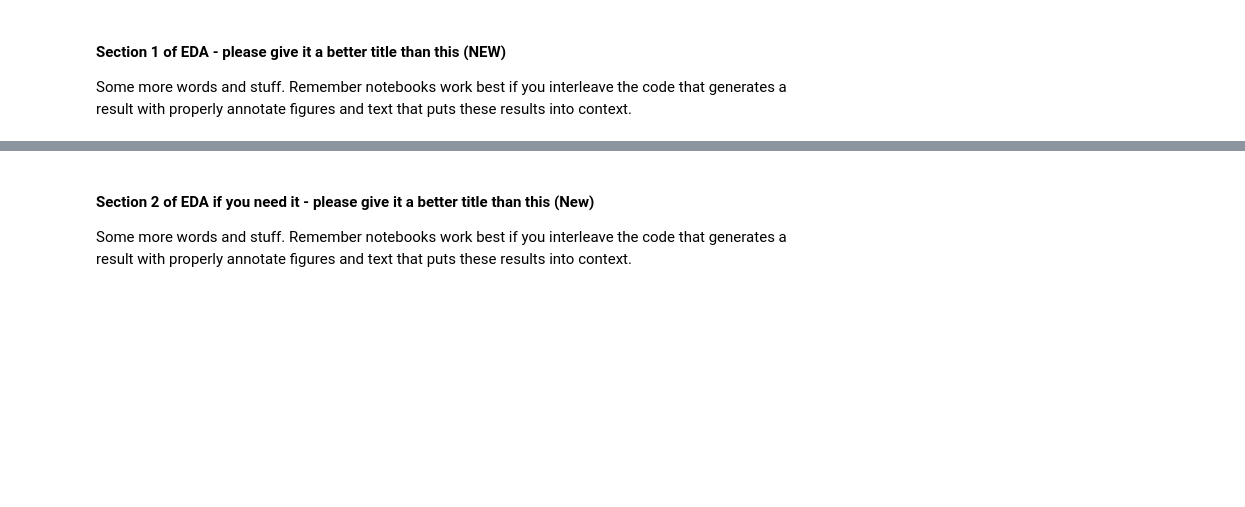
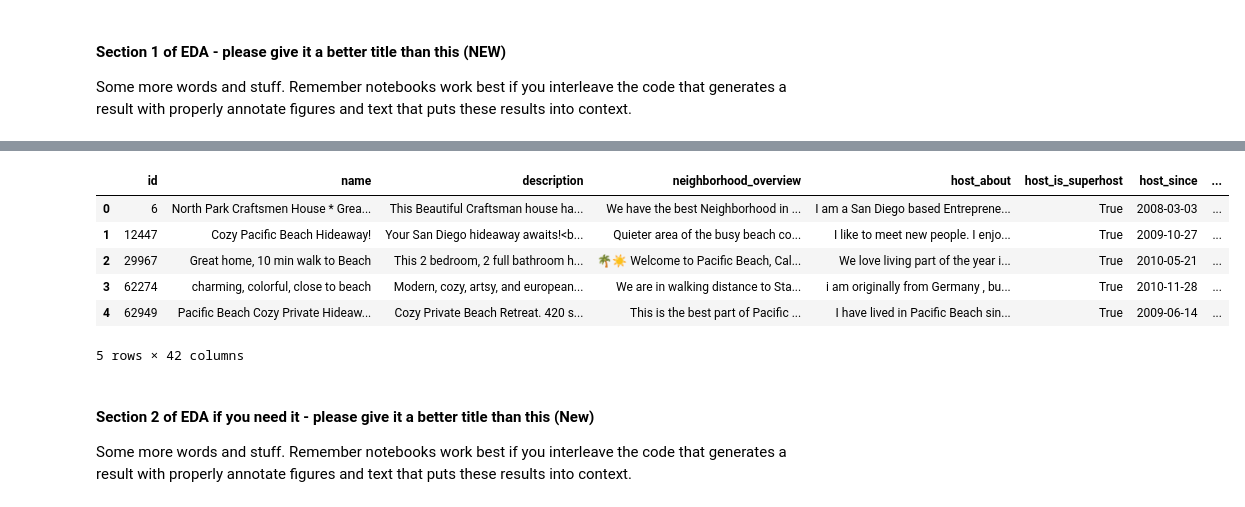
Before and after one commit to COGS108/Group113_WI26, a Jupyter notebook: 02-EDACheckpoint.ipynb, the cells around one changed output, grey strips where cells are left out. Cells and saved outputs as stored; diff of their text form; code cells hidden in the pictures; blank space fills up the shorter version.

```diff
--- a/02-EDACheckpoint.ipynb
+++ b/02-EDACheckpoint.ipynb
@@ -659,0 +740,10 @@ Some more words and stuff.  Remember notebooks work best if you interleave the c
+# %%
+listings_with_expectation_gap.head()
+# %% [output]
+|  | id | name | description | neighborhood_overview | host_about | host_is_superhost | host_since | ... |
+| 0 | 6 | North Park Craftsmen House * Grea... | This Beautiful Craftsman house ha... | We have the best Neighborhood in ... | I am a San Diego based Entreprene... | True | 2008-03-03 | ... |
+| 1 | 12447 | Cozy Pacific Beach Hideaway! | Your San Diego hideaway awaits!<b... | Quieter area of the busy beach co... | I like to meet new people. I enjo... | True | 2009-10-27 | ... |
+| 2 | 29967 | Great home, 10 min walk to Beach | This 2 bedroom, 2 full bathroom h... | 🌴☀️ Welcome to Pacific Beach, Cal... | We love living part of the year i... | True | 2010-05-21 | ... |
+| 3 | 62274 | charming, colorful, close to beach | Modern, cozy, artsy, and european... | We are in walking distance to Sta... | i am originally from Germany , bu... | True | 2010-11-28 | ... |
+| 4 | 62949 | Pacific Beach Cozy Private Hideaw... | Cozy Private Beach Retreat. 420 s... | This is the best part of Pacific ... | I have lived in Pacific Beach sin... | True | 2009-06-14 | ... |
+5 rows × 42 columns
```
Also changed, not shown: parts of 7 cells of this notebook.
